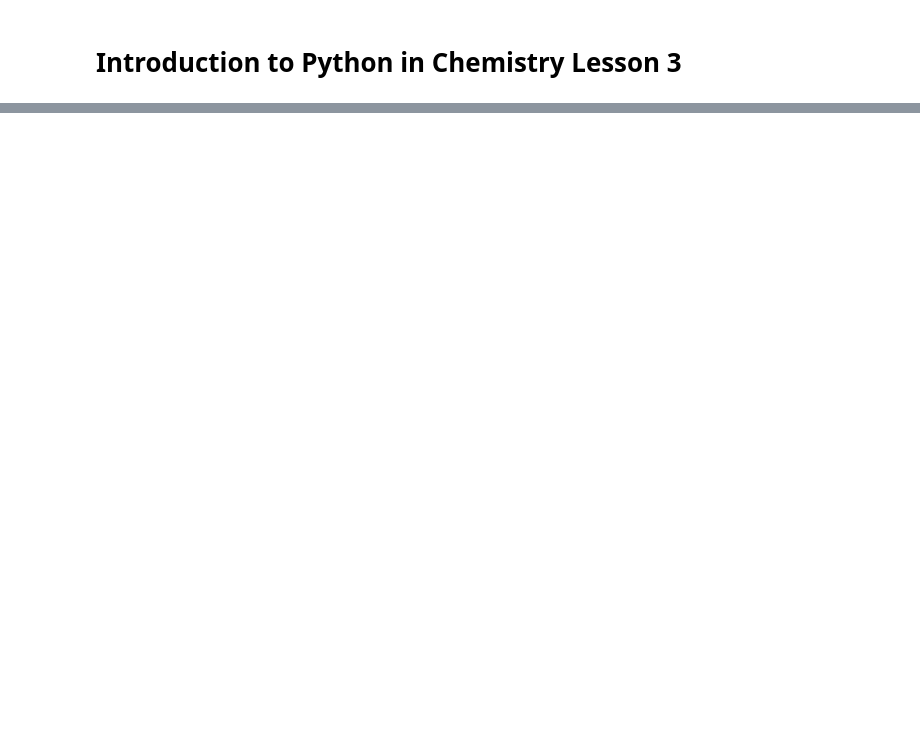
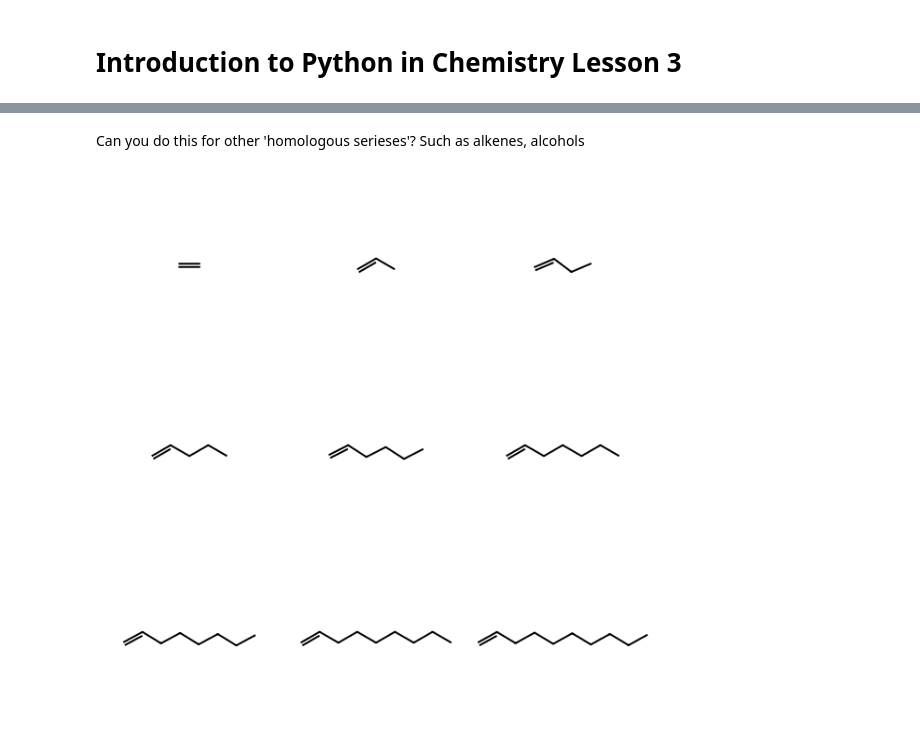
Before and after one commit to jogrundy/Wellington, a Jupyter notebook: Lesson_3_teachers.ipynb, the cells around one changed output, grey strips where cells are left out. Drawn from its saved outputs; the diff is of its cells as text; code cells hidden in the pictures; blank space fills up the shorter version.

```diff
--- a/Lesson_3_teachers.ipynb
+++ b/Lesson_3_teachers.ipynb
@@ -180,0 +275,15 @@ Could be:
+# %% [markdown]
+Can you do this for other 'homologous serieses'? Such as alkenes, alcohols
+# %%
+# alkenes
+n=9
+mols = []
+smile = 'C=C' # empty string
+for i in range(n):
+    mol = Chem.MolFromSmiles(smile) # Q2
+    smile = smile + 'C' # Q1
+    mols.append(mol)
+
+Draw.MolsToGridImage(mols)
+# %% [output]
+[figure, added]
```
Also changed, not shown: parts of 97 cells of this notebook.
